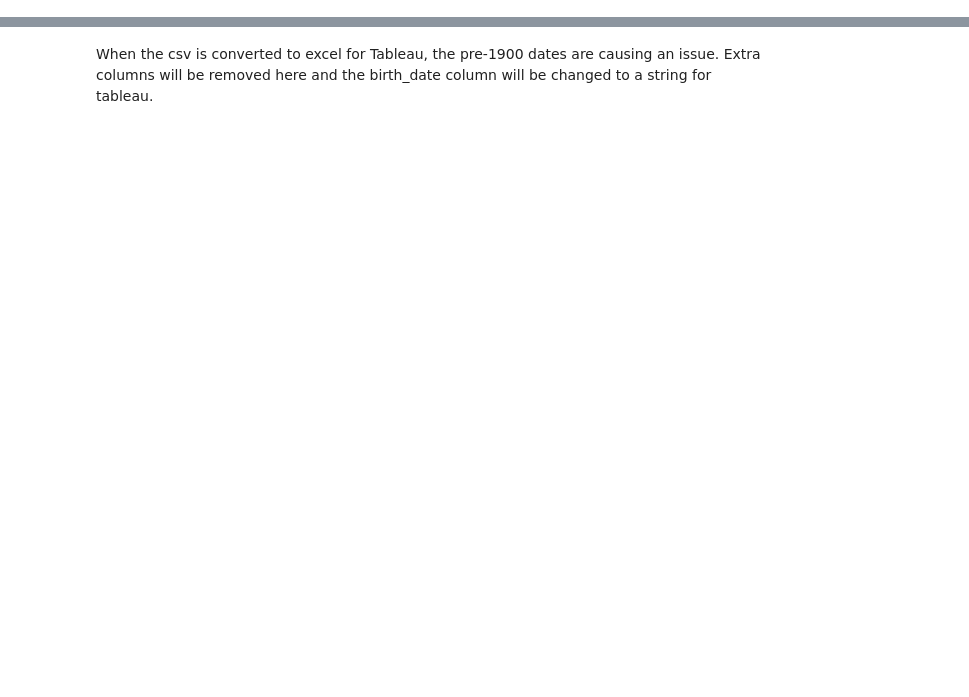
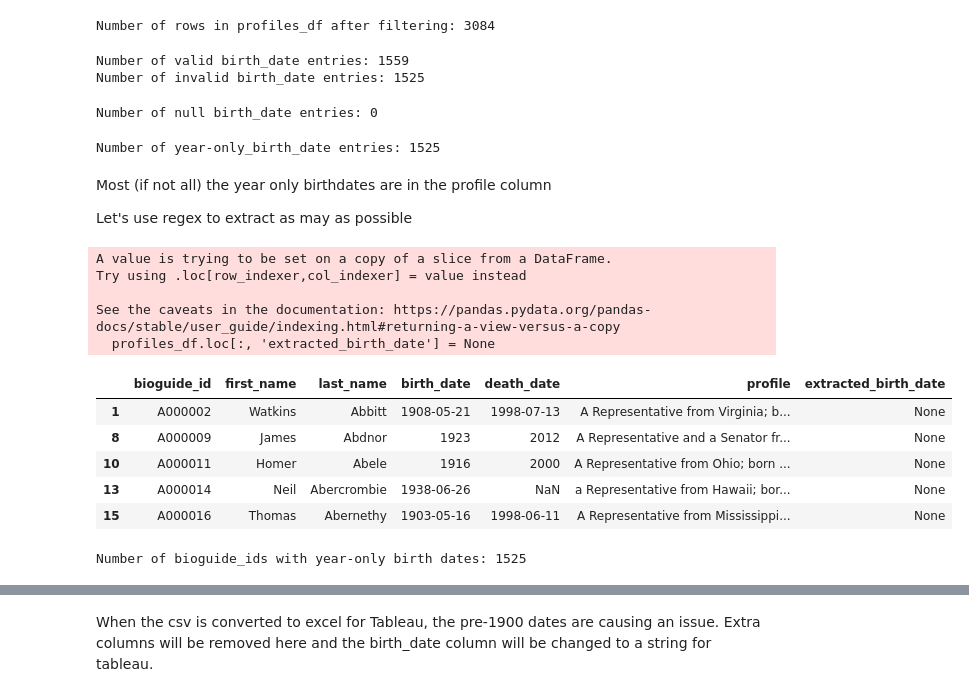
Before and after one commit to Jeff-Oliver/age-of-congress, a Jupyter notebook: notebooks/cleaning_profiles_csv.ipynb, the cells around one changed output, grey strips where cells are left out. Cells and saved outputs as stored; diff of their text form; code cells hidden in the pictures; blank space fills up the shorter version.

```diff
--- a/notebooks/cleaning_profiles_csv.ipynb
+++ b/notebooks/cleaning_profiles_csv.ipynb
@@ -256,0 +19,5 @@ required_profiles_df.to_csv('../data/processed/profiles_clean.csv', index=False)
+# %%
+# open members_profiles_raw.csv and read into a DataFrame
+profiles_raw_df = pd.read_csv('../data/raw/member_profiles_raw.csv')
+# display the first few rows
+profiles_raw_df.head()
@@ -256,0 +31,70 @@ required_profiles_df.to_csv('../data/processed/profiles_clean.csv', index=False)
+# %%
+# Remove bioguide_ids from profiles_df that are not in required_ids list
+profiles_df = profiles_raw_df[profiles_raw_df['bioguide_id'].isin(required_ids)]
+# display the number of rows in profiles_df after filtering
+# This should match the number of unique bioguide_ids in postings_cleaned.csv
+print(f'Number of rows in profiles_df after filtering: {len(profiles_df)}')
+# %% [output]
+Number of rows in profiles_df after filtering: 3084
+# %%
+# check for the correct yyyy-mm-dd format in birth_date column
+date_pattern = r'^\d{4}-\d{2}-\d{2}$'
+# count number of invalid birth_date entries
+invalid_birth_dates = profiles_df[~profiles_df['birth_date'].str.match(date_pattern, na=False)]
+# cound the number of valid birth_date entries
+valid_birth_dates = profiles_df[profiles_df['birth_date'].str.match(date_pattern, na=False)]
+print(f'Number of valid birth_date entries: {len(valid_birth_dates)}')
+print(f'Number of invalid birth_date entries: {len(invalid_birth_dates)}')
+# %% [output]
+Number of valid birth_date entries: 1559
+Number of invalid birth_date entries: 1525
+# %%
+# Check for null values in birth_date column
+null_birth_dates = profiles_df['birth_date'].isnull().sum()
+print(f'Number of null birth_date entries: {null_birth_dates}')
+# %% [output]
+Number of null birth_date entries: 0
+# %%
+# Check for year only values in birth_date column
+# hopefully this will equal the number of invalid entries
+year_only_pattern = r'^\d{4}$'
+year_only_birth_dates = profiles_df[profiles_df['birth_date'].str.match(year_only_pattern, na=False)]
+print(f'Number of year-only_birth_date entries: {len(year_only_birth_dates)}')
+# %% [output]
+Number of year-only_birth_date entries: 1525
+# %% [markdown]
+Most (if not all) the year only birthdates are in the profile column
+
+Let's use regex to extract as may as possible
+# %%
+# Extract that date and confirm the year matches the existing year-only date.
+# Create a new column 'extracted_birth_date' to hold the extracted dates.
+profiles_df.loc[:, 'extracted_birth_date'] = None
+
+
+
+profiles_df.head()
+# %% [output]
+A value is trying to be set on a copy of a slice from a DataFrame.
+Try using .loc[row_indexer,col_indexer] = value instead
+
+See the caveats in the documentation: https://pandas.pydata.org/pandas-docs/stable/user_guide/indexing.html#returning-a-view-versus-a-copy
+  profiles_df.loc[:, 'extracted_birth_date'] = None
+|  | bioguide_id | first_name | last_name | birth_date | death_date | profile | extracted_birth_date |
+| 1 | A000002 | Watkins | Abbitt | 1908-05-21 | 1998-07-13 | A Representative from Virginia; b... | None |
+| 8 | A000009 | James | Abdnor | 1923 | 2012 | A Representative and a Senator fr... | None |
+| 10 | A000011 | Homer | Abele | 1916 | 2000 | A Representative from Ohio; born ... | None |
+| 13 | A000014 | Neil | Abercrombie | 1938-06-26 | NaN | a Representative from Hawaii; bor... | None |
+| 15 | A000016 | Thomas | Abernethy | 1903-05-16 | 1998-06-11 | A Representative from Mississippi... | None |
+# %%
+# Define a function to extract the birth date from profile text.
+year_only_pattern = r'^\d{4}$'
+profile_date_pattern = r'(January|February|March|April|May|June|July|August|September|October|November|December) \d{1,2}, (\d{4})'
+
+# Make a list of bioguide_ids with year-only birth dates for reference
+year_only_ids = year_only_birth_dates['bioguide_id'].tolist()
+
+# count the length of year_only_ids
+print(f'Number of bioguide_ids with year-only birth dates: {len(year_only_ids)}')
+# %% [output]
+Number of bioguide_ids with year-only birth dates: 1525
```
Also changed, not shown: parts of 36 cells of this notebook, 3 other files.
